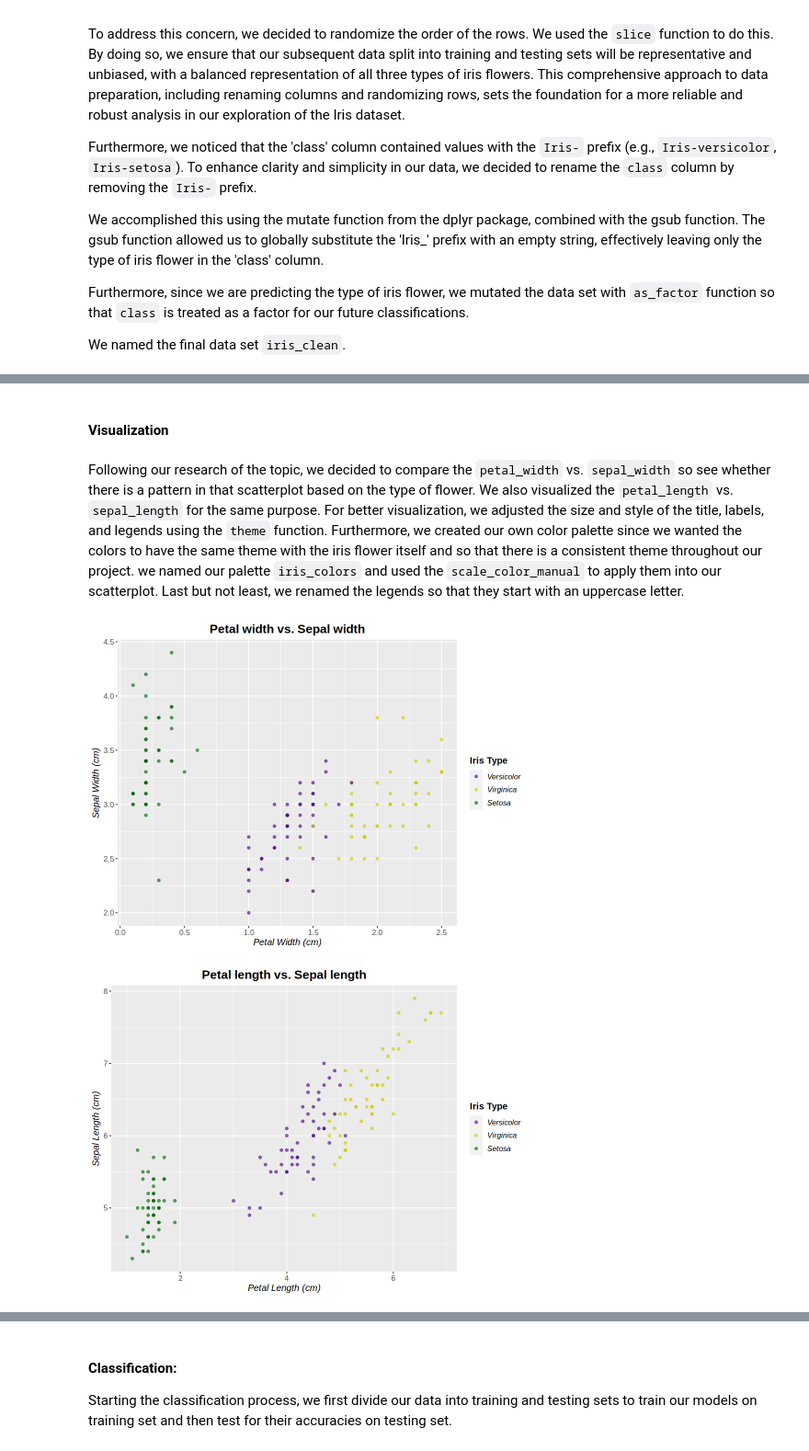
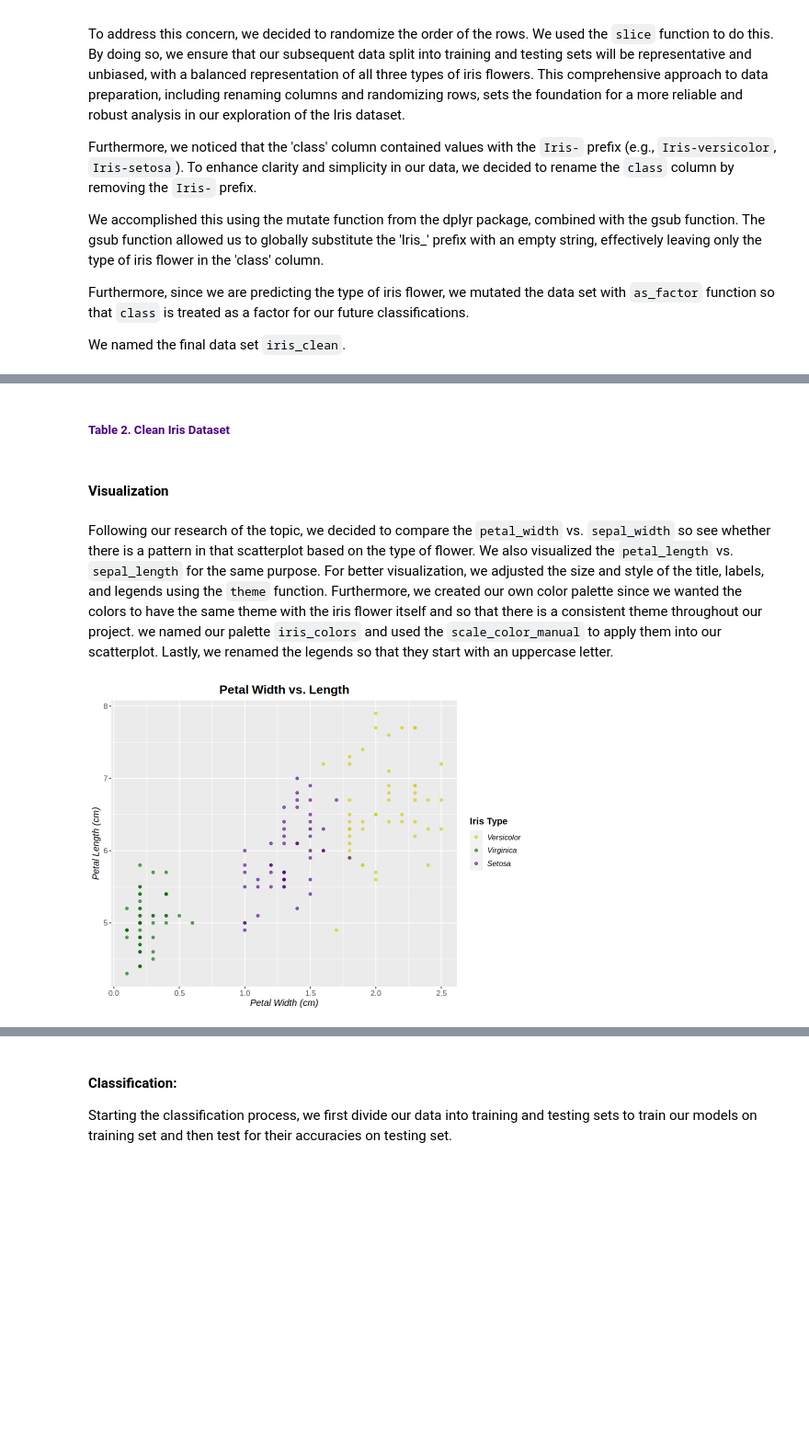
Before and after one commit to chilux00/dsci100-004-15, a Jupyter notebook: iris_prediction.ipynb, the cells around one changed output, grey strips where cells are left out. Shown at 92% size. Drawn from its saved outputs; the diff is of its cells as text; code cells hidden in the pictures; blank space fills up the shorter version.

```diff
--- a/iris_prediction.ipynb
+++ b/iris_prediction.ipynb
@@ -97,8 +99,10 @@ A tibble: 149 × 5
+# %% [markdown]
+##### <font color="#4B0082"> Table 2. Clean Iris Dataset
 # %% [markdown]
 #### Visualization
 # %% [markdown]
 Following our research of the topic, we decided to compare the `petal_width` vs. `sepal_width` so see whether there is a pattern in that scatterplot based on the type of flower. We also visualized the `petal_length` vs. `sepal_length` for the same purpose.
-For better visualization, we adjusted the size and style of the title, labels, and legends using the `theme` function. Furthermore, we created our own color palette since we wanted the colors to have the same theme with the iris flower itself and so that there is a consistent theme throughout our project. we named our palette `iris_colors` and used the `scale_color_manual` to apply them into our scatterplot. Last but not least, we renamed the legends so that they start with an uppercase letter.
+For better visualization, we adjusted the size and style of the title, labels, and legends using the `theme` function. Furthermore, we created our own color palette since we wanted the colors to have the same theme with the iris flower itself and so that there is a consistent theme throughout our project. we named our palette `iris_colors` and used the `scale_color_manual` to apply them into our scatterplot. Lastly, we renamed the legends so that they start with an uppercase letter.
 # %%
 options(repr.plot.width = 8, repr.plot.height = 6)
 
@@ -106,13 +110,13 @@ options(repr.plot.width = 8, repr.plot.height = 6)
 iris_colors <- c("setosa" = "#006400", "versicolor" = "#4B0082", "virginica" ="#CCCC00" )
 
 
-petal_vs_sepal_width <- iris_clean |>
-ggplot(aes (x= petal_width, y= sepal_width , color = class))+
+petal_width_vs_length <- iris_clean |>
+ggplot(aes (x= petal_width, y= sepal_length , color = class))+
 geom_point (alpha = 0.6)+
 labs (x = "Petal Width (cm)",
-       y = "Sepal Width (cm)",
+       y = "Petal Length (cm)",
        color = "Iris Type")+
-    ggtitle("Petal width vs. Sepal width")+
+    ggtitle("Petal Width vs. Length")+
     scale_color_manual(values = iris_colors,
                    labels = c("Versicolor", "Virginica", "Setosa"))+
     theme(plot.title = element_text(face = "bold", size = 16, hjust = 0.5),
@@ -120,24 +124,23 @@ labs (x = "Petal Width (cm)",
     axis.text = element_text(size = 10),
     legend.title = element_text(face = "bold", size = 12),
     legend.text = element_text(face = "italic", size = 10))
-petal_vs_sepal_width
 
 #Scatterplot visualization of Petal vs. Sepal length:
-petal_vs_sepal_length <- iris_clean |>
-ggplot(aes (x= petal_length, y= sepal_length , color = class))+
+sepal_width_vs_length <- iris_clean |>
+ggplot(aes (x= sepal_width, y= sepal_length , color = class))+
 geom_point (alpha = 0.6)+
-labs (x = "Petal Length (cm)",
+labs (x = "Sepal Width (cm)",
        y = "Sepal Length (cm)",
        color = "Iris Type")+
-ggtitle("Petal length vs. Sepal length")+
-scale_color_manual(values = iris_colors,
+    ggtitle("Sepal Width vs. Length")+
+    scale_color_manual(values = iris_colors,
                    labels = c("Versicolor", "Virginica", "Setosa"))+
     theme(plot.title = element_text(face = "bold", size = 16, hjust = 0.5),
     axis.title = element_text(face = "italic", size = 12),
     axis.text = element_text(size = 10),
     legend.title = element_text(face = "bold", size = 12),
     legend.text = element_text(face = "italic", size = 10))
-petal_vs_sepal_length
-# %% [output]
-[figure, removed]
-[figure, removed]
+# %%
+petal_width_vs_length
+# %% [output]
+[figure, added]
```
Also changed, not shown: parts of 55 cells of this notebook.
